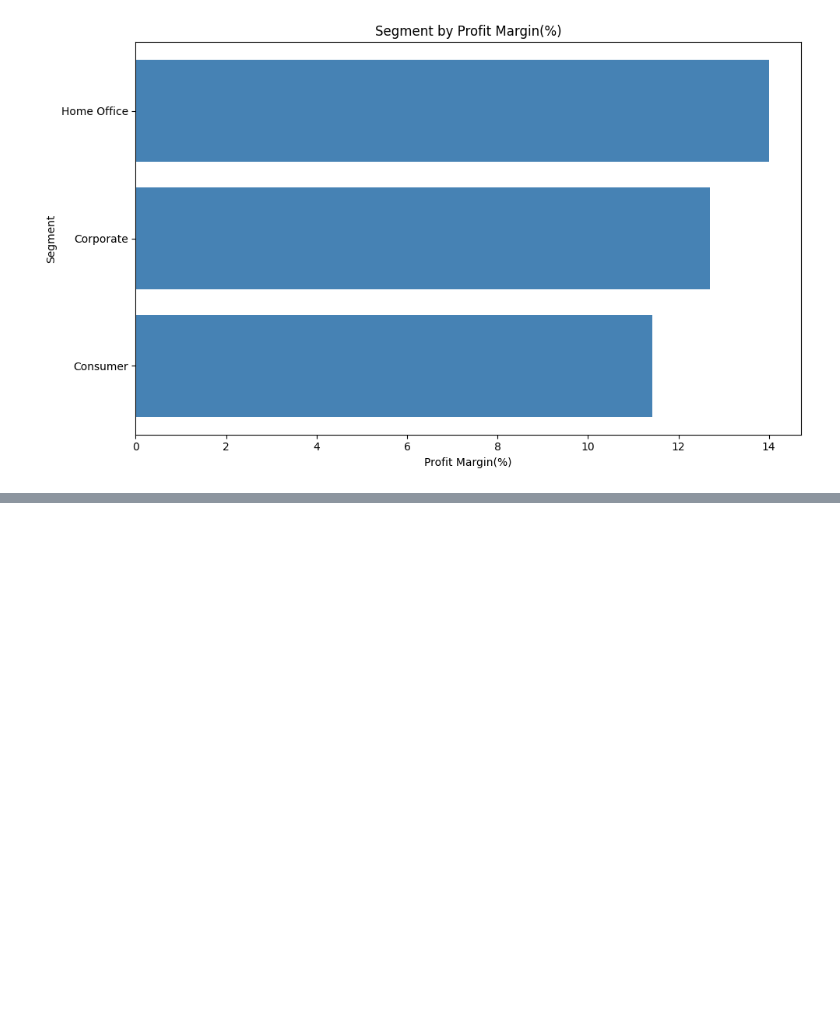
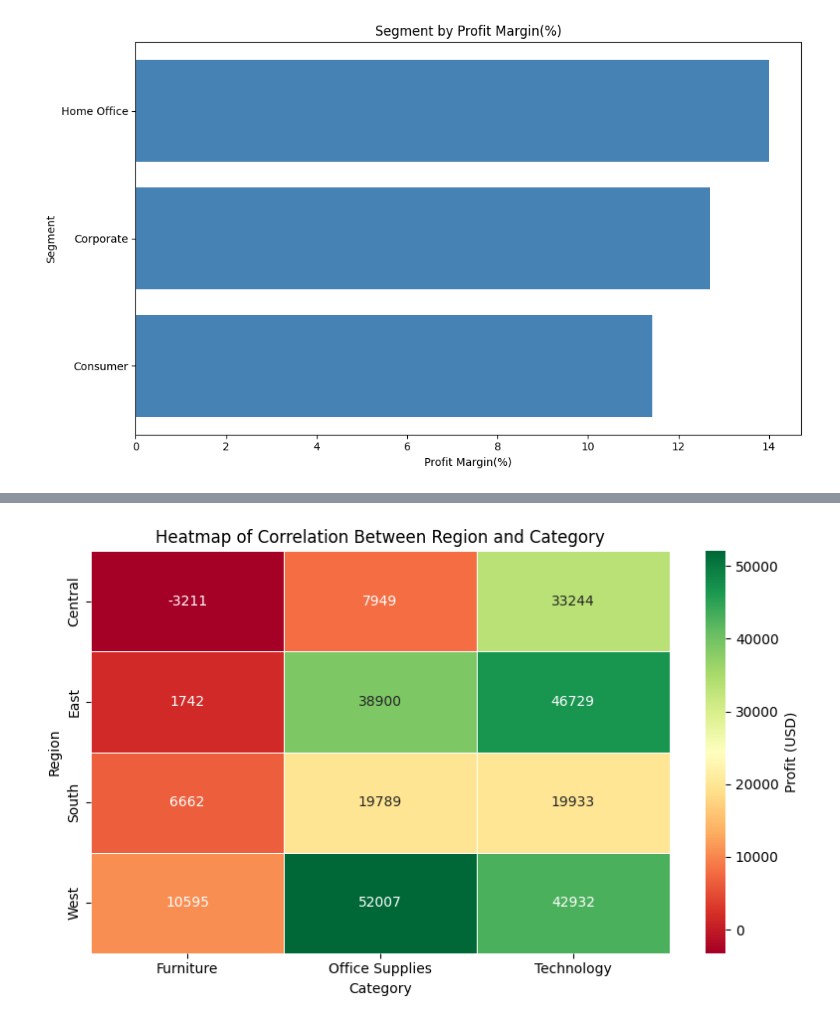
Before and after one commit to VaibhavNileshKumarDave/synent-task5-salesanalysis-vaibhav-dave, a Jupyter notebook: notebooks/salesanalysis.ipynb, the cells around one changed output, grey strips where cells are left out. Cells and saved outputs as stored; diff of their text form; code cells hidden in the pictures; blank space fills up the shorter version.

Commit message:
1) make heatmap of correlation between region & category and region & segment. 2) make scatter chart for dicount vs profit

```diff
--- a/notebooks/salesanalysis.ipynb
+++ b/notebooks/salesanalysis.ipynb
@@ -305,3 +305,11 @@ plt.savefig("segment_profit.png", dpi=150)
 plt.show()
 # %% [output]
 [figure]
+# %%
+pivot1 = df_master.pivot_table(values = "Profit", index = "Region", columns = "Category", aggfunc = "sum")
+pivot2 = df_master.pivot_table(values = "Profit", index = "Region", columns = "Segment", aggfunc = "sum")
+
+print("pivot table - 1:")
+print(pivot1)
+print("pivot table - 2:")
+print(pivot2)
@@ -307,0 +331,11 @@ plt.show()
+# %%
+fig, ax = plt.subplots(figsize=(8, 5))
+sns.heatmap(pivot1, annot = True, fmt = ".0f", cmap = "RdYlGn",linewidths = 0.5, ax = ax, cbar_kws = {"label": "Profit (USD)"})
+plt.title("Heatmap of Correlation Between Region and Category")
+plt.xlabel("Category")
+plt.ylabel("Region")
+plt.tight_layout()
+plt.savefig("Heatmap_pivot1.png")
+plt.show()
+# %% [output]
+[figure, added]
```
Also changed, not shown: parts of 4 cells of this notebook, 3 other files.
